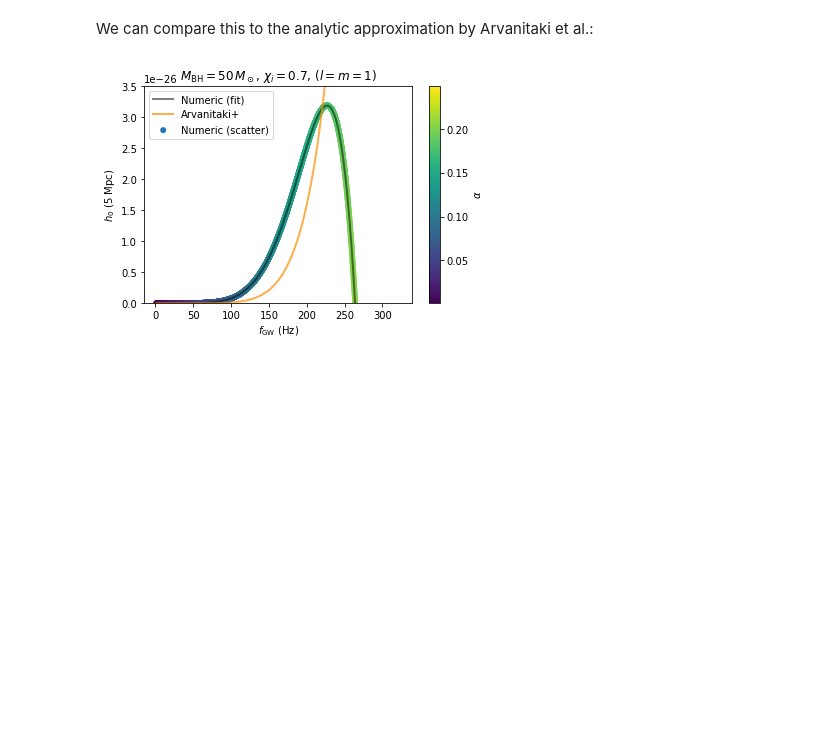
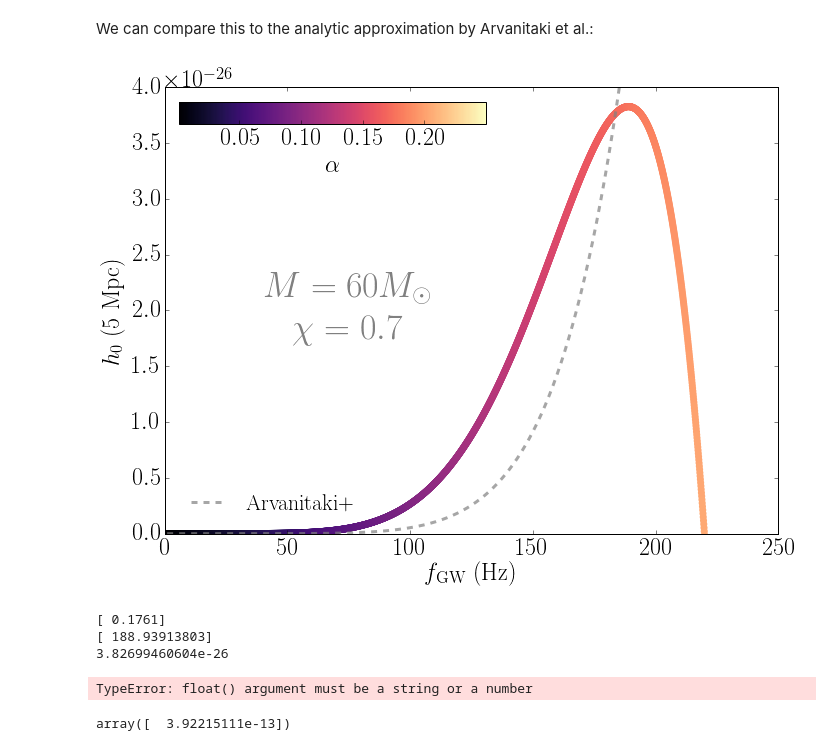
Before and after one commit to maxisi/gwaxion, a Jupyter notebook: examples/strain_example.ipynb, the cells around one changed output. Saved outputs shown, nothing was run; the diff lists cells and outputs as text; code cells hidden in the pictures; blank space fills up the shorter version.

```diff
--- a/examples/strain_example.ipynb
+++ b/examples/strain_example.ipynb
@@ -5 +1,19 @@ from gwaxion import physics
+# %%
+import numpy as np
+from matplotlib import pyplot as plt
+from gwaxion import physics
+import matplotlib
+
+mplparams = {
+    'text.usetex': True,  # use LaTeX for all text
+    'axes.linewidth': 1,  # set axes linewidths to 0.5
+    'axes.grid': False,  # add a grid
+    'axes.labelweight': 'normal',
+    'font.family': 'serif',
+    'font.size': 24,
+    'font.serif': 'Computer Modern Roman'
+}
+matplotlib.rcParams.update(mplparams)
+
+cmap = 'magma'
 # %% [markdown]
@@ -7,5 +21,5 @@ Imagine we are targeting a specific black hole with initial known mass ($50 M_\o
 # %%
-bh = physics.BlackHole(mass=50, chi=0.7, msun=True)
+bh = physics.BlackHole(mass=60, chi=0.7, msun=True)
 # %% [markdown]
 For concreteness, also assume a distance of 5 Mpc:
 # %%
@@ -68,16 +82,43 @@ We can compare this to the analytic approximation by Arvanitaki et al.:
 # %%
 h0r_approx, fgws2 = physics.h0_scalar_approx(alphas, m_bh=bh.mass_msun)
 
-fig, ax = plt.subplots()
-s = ax.scatter(fgws, h0s, c=alphas, edgecolor='none', label='Numeric (scatter)')
-ax.plot(fgws, bh.h0r_fit(fgws)/distance, lw=2, color='k', alpha=0.5, label="Numeric (fit)")
-ax.plot(fgws2, h0r_approx/distance, lw=2, color='darkorange', alpha=0.7, label="Arvanitaki+")
-cb = plt.colorbar(s, label=r'$\alpha$')
-ax.set_ylim(0, max(h0s)*1.1)
+fig, ax = plt.subplots(1, figsize=(11,8))
+
+s = ax.scatter(fgws, h0s, c=alphas, edgecolor='none', cmap=cmap, s=50)#, vmin=0)#, vmax=0.2, s=50)
+#ax.plot(fgws, bh.h0r_fit(fgws)/distance, lw=2, color='k', alpha=0.5, label="Numeric (fit)")
+ax.plot(fgws2, h0r_approx/distance, lw=3, color='gray', ls='--', alpha=0.7, label="Arvanitaki+")
+
+from mpl_toolkits.axes_grid1.inset_locator import inset_axes
+cbaxes = inset_axes(ax, width="50%", height="5%", loc=2)
+cb_ticks = np.linspace(0, 0.2, 5)
+cb = plt.colorbar(s, label=r'$\alpha$', ticks=cb_ticks, orientation='horizontal', cax=cbaxes)
+
+ax.set_ylim(0, 4E-26)
+ax.set_xlim(0, 250)
 ax.set_xlabel(r"$f_{\rm GW}$ (Hz)")
 ax.set_ylabel(r"$h_0$ (5 Mpc)")
-plt.legend(loc="upper left")
-plt.title(r"$M_{\rm BH}=50\,M_\odot$, $\chi_i=0.7$, $(l=m=1)$")
+ax.legend(loc=3, frameon=False, fontsize=22)#loc="center", bbox_to_anchor=(0.25, 0.75))
+
+ax.annotate(r'$M=60 M_\odot$'+'\n'+r'$\chi=0.7$', xy=(0.3, 0.5), xycoords="axes fraction",
+            ha='center', va='center', fontsize=36, color='gray')
+
+#plt.title(r"$M_{\rm BH}=60\,M_\odot$, $\chi_i=0.7$, $(l=m=1)$")
 plt.show(ax)
+
+#fig.savefig("scat_h0_fgw_alpha.pdf", bbox_inches='tight')
 # %% [output]
-[figure, old version]
+[figure, new version]
+# %%
+print alphas[h0s.max()==h0s]
+print fgws[h0s.max()==h0s]
+print h0s.max()
+# %% [output]
+[ 0.1761]
+[ 188.93913803]
+3.82699460604e-26
+TypeError: float() argument must be a string or a number
+# %%
+a = physics.Alpha(alpha=alphas[h0s.max()==h0s], m_bh=60)
+a.m_b_ev
+# %% [output]
+array([  3.92215111e-13])
```
Also changed, not shown: parts of 5 cells of this notebook, 4 other files.
